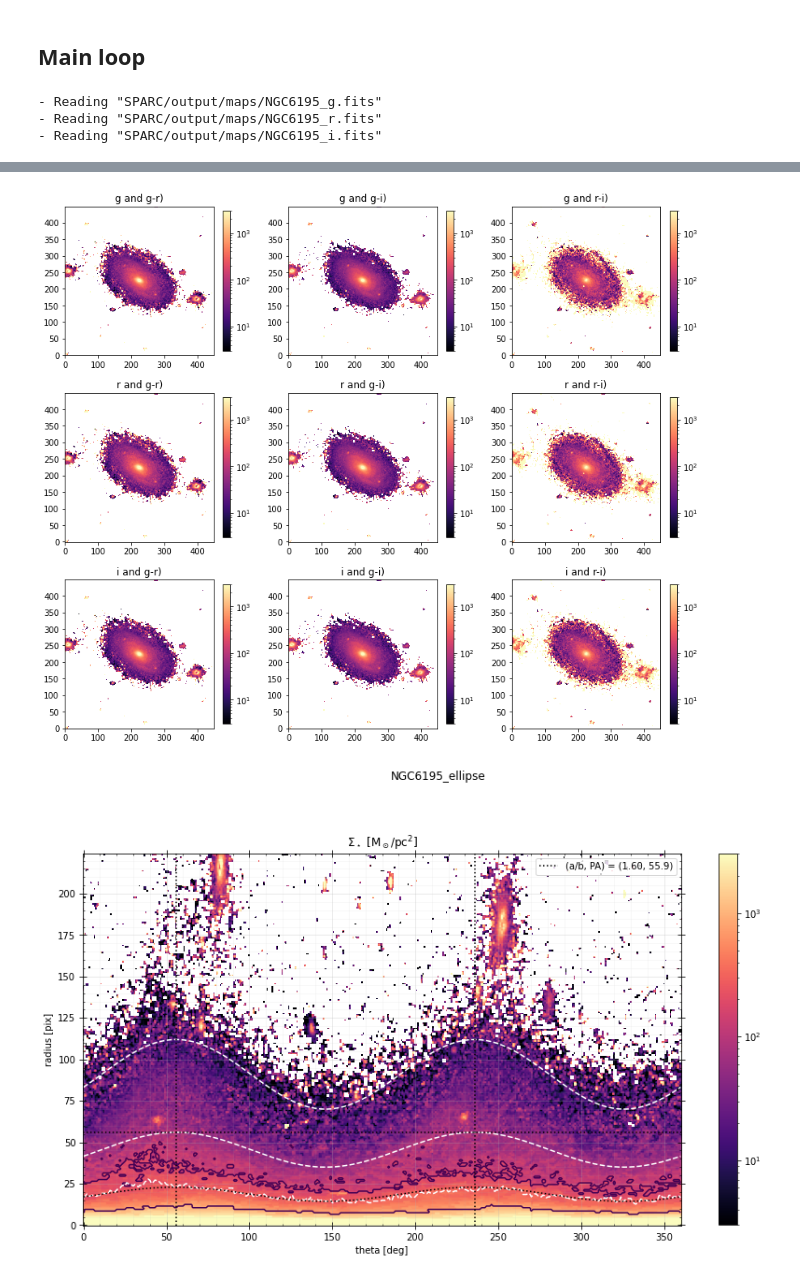
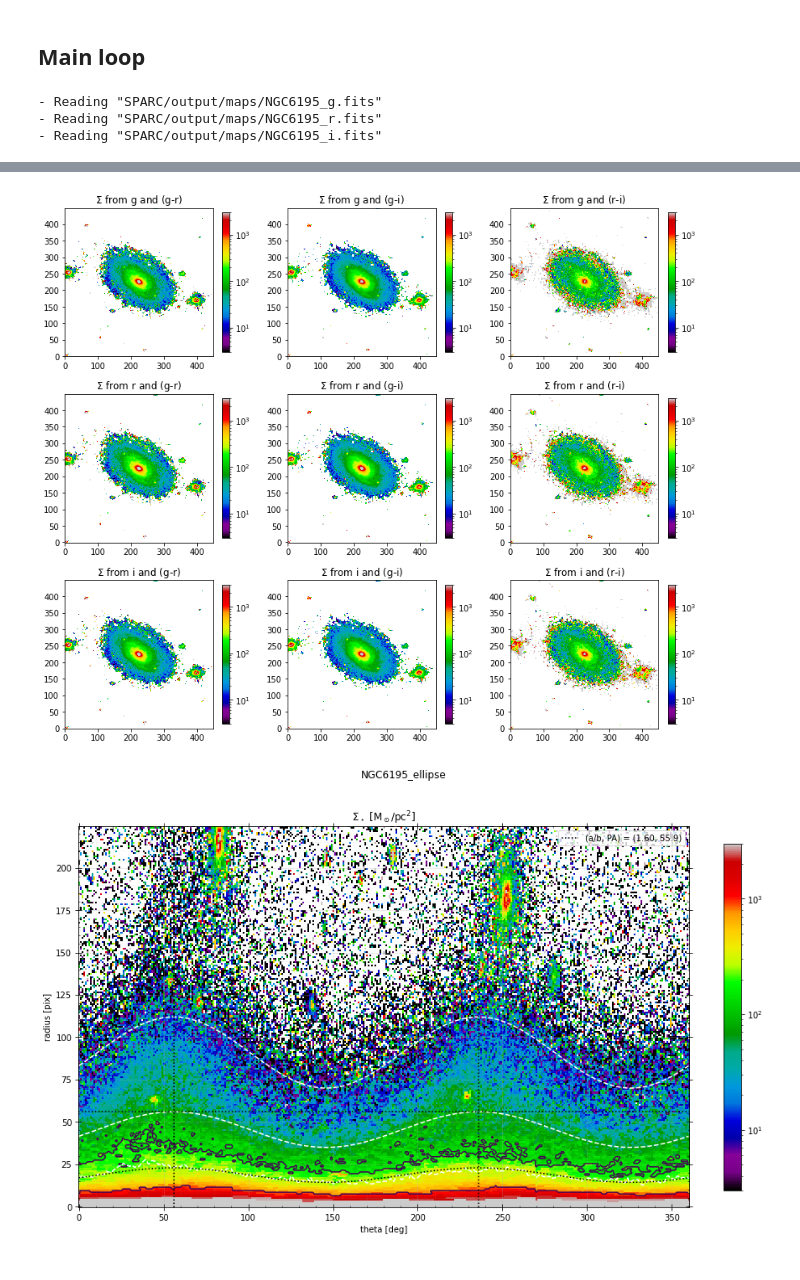
Before and after one commit to paranoya/astrobrowser, a Jupyter notebook: SPARC.ipynb, the cells around one changed output, grey strips where cells are left out. Saved outputs shown, nothing was run; the diff lists cells and outputs as text; code cells hidden in the pictures.

Commit message:
Add profiles

```diff
--- a/SPARC.ipynb
+++ b/SPARC.ipynb
@@ -30,12 +31,12 @@ Utility functions
 # %%
 def new_figure(fig_name, figsize=(12, 8), nrows=1, ncols=1, sharex='col', sharey='row', gridspec_kw={'hspace': 0, 'wspace': 0}, suptitle=True):
     plt.close(fig_name)
-    fig = plt.figure(fig_name, figsize=figsize)
+    fig = plt.figure(fig_name, figsize=figsize, layout="constrained")
     axes = fig.subplots(nrows=nrows, ncols=ncols, squeeze=False,
                         sharex=sharex, sharey=sharey,
                         gridspec_kw=gridspec_kw
                        )
-    fig.set_tight_layout(True)
+    #fig.set_tight_layout(True)
     for ax in axes.flat:
         ax.xaxis.set_minor_locator(AutoMinorLocator())
         ax.yaxis.set_minor_locator(AutoMinorLocator())
@@ -192,8 +193,10 @@ def fectch_images(galaxy, skymaps, overwrite=False, fig_name=None):
             wcs = WCS(header[band])
             ax = fig.add_subplot(1, n_bands, idx+1)#, projection=wcs)
             ax.set_title(band)
+            #img = data[band] * (nanomaggies/beam).to_value(3631*u.Jy/u.arcsec**2)
+            #im = ax.imshow(img, origin='lower', cmap='nipy_spectral', norm=colors.Normalize(-1e-10, 1e-9))
             img = -2.5*np.log10(data[band] * (nanomaggies/beam).to_value(3631*u.Jy/u.arcsec**2))
-            im = ax.imshow(img, origin='lower', cmap='nipy_spectral', norm=colors.Normalize(17.5, 25.5))
+            im = ax.imshow(img, origin='lower', interpolation='nearest', cmap='nipy_spectral', norm=colors.Normalize(17.5, 26.5))
             cb = plt.colorbar(im, ax=ax, shrink=.9)
         fig.savefig(os.path.join(plots_dir, f'{fig_name}.png'), facecolor='white')
 
@@ -231,12 +234,13 @@ def estimate_stellar_surface_density(data, fig_name=None):
     if fig_name is not None:
         plt.close(fig_name)
         fig = plt.figure(fig_name, figsize=(14, 12))
-        norm = colors.LogNorm(3, 3e3)
+        #norm = colors.Normalize(1, 5)  # for M/L ratio
+        norm = colors.LogNorm(3, 3e3)  # for surface density (Msun/pc^2)
         for idx, mass_map in enumerate(mass_to_light_ratio):
             if mass_map[0] in data and mass_map[1] in data and mass_map[2] in data:
                 ax = fig.add_subplot(3, 3, idx+1)
-                ax.set_title(f'{mass_map[0]} and {mass_map[1]}-{mass_map[2]})')
-                im = ax.imshow(mass[idx], origin='lower', cmap='magma', norm=norm)
+                ax.set_title(f'$\Sigma$ from {mass_map[0]} and ({mass_map[1]}-{mass_map[2]})')
+                im = ax.imshow(mass[idx], origin='lower', cmap='nipy_spectral', norm=norm)
                 cb = plt.colorbar(im, ax=ax, shrink=.9)
         fig.savefig(os.path.join(plots_dir, f'{fig_name}.png'), facecolor='white')
 
@@ -312,6 +382,14 @@ for galaxy in SPARC_catalogue:
     header, data = fectch_images(galaxy, SDSS_skymaps, fig_name=f"{galaxy['Galaxy']}_cutouts")
     surface_density_map, surface_density_err = estimate_stellar_surface_density(data, fig_name=f"{galaxy['Galaxy']}_mass-to-light")
     ellipse = Ellipse(surface_density_map, fig_name=f"{galaxy['Galaxy']}_ellipse")
+    r_bins = {}
+    median_profile = {}
+    for band in data:
+        r_bins[band], median_profile[band] = ellipse.get_profile(data[band], fig_name=f"{galaxy['Galaxy']}_{band}")[:2]
+    surface_density_profile, surface_density_profile_err = estimate_stellar_surface_density(median_profile)
+
+    #a = r_mid['g'][-1]
+    #aper = EllipticalAperture((ellipse.x0, ellipse.y0), a, a/ellipse.axis_ratio, theta=np.pi/2 + ellipse.position_angle)
 
     hdr = header[next(iter(header))]
     hdr['BUNIT'] = 'M_sun / pc^2'
@@ -322,20 +400,36 @@ for galaxy in SPARC_catalogue:
 
     # Median surface density and uncertainty
 
-    fig = plt.figure(figsize=(12, 5))
+    fig = plt.figure(figsize=(20, 5))
     theta_disk = np.min(surface_density_map.shape) / 4
 
-    ax = fig.add_subplot(121, projection=wcs)
+    ax = fig.add_subplot(141, projection=wcs)
     ax.set_title('$\Sigma_\star$ [M$_\odot$/pc$^2$]')
-    im = ax.imshow(surface_density_map, origin='lower', cmap='magma', norm=colors.LogNorm(3, 3e3))
+    im = ax.imshow(surface_density_map, origin='lower', cmap='nipy_spectral', norm=colors.LogNorm(3, 3e3))
     ellipse.plot(ax, [.5*theta_disk, theta_disk], 'w--')
-    cb = plt.colorbar(im, ax=ax, shrink=.9)
+    cb = plt.colorbar(im, ax=ax, shrink=.5)
 
-    ax = fig.add_subplot(122, projection=wcs)
+    ax = fig.add_subplot(142, projection=wcs)
     ax.set_title('uncertainty $\Delta\log_{10}\Sigma_\star$ [dex]')
     im = ax.imshow(surface_density_err, cmap='Spectral_r', vmin=.05, vmax=.35)
+    #aper.plot(ax)
     ellipse.plot(ax, [.5*theta_disk, theta_disk], 'k--')
-    cb = plt.colorbar(im, ax=ax, shrink=.9)
+    cb = plt.colorbar(im, ax=ax, shrink=.5)
+
+    ax = fig.add_subplot(143, position=[.55, .23, .4, .55])
+    ax.set_ylabel(r'$\Sigma$ [M$_\odot$ / pc$^2$]')
+    ax.set_xlabel(r'$R$ [arcsec]')
+    ax.set_yscale('log')
+    r_mid = r_bins['g']
+    r_mid = (r_mid[1:] + r_mid[:-1]) / 2
+    pixscale = wcs.proj_plane_pixel_scales()[0].to_value(u.arcsec)
+    ax.axvline(theta_disk*pixscale, c='k', ls='--')
+    ax.plot(ellipse.r_0.ravel()*pixscale, surface_density_map.ravel(), 'c.', alpha=.05)
+    ax.plot(r_mid*pixscale, surface_density_profile, 'r-+')
+    factor = 10**surface_density_profile_err
+    ax.fill_between(r_mid*pixscale, surface_density_profile/factor, surface_density_profile*factor, color='k', alpha=.5)
+    ax.set_ylim(.3, 3e4)
+    ax.set_xlim(-.1*theta_disk*pixscale, 2*theta_disk*pixscale)
 
     fig.savefig(os.path.join(plots_dir, f"{galaxy['Galaxy']}_surface_density.png"), facecolor='white')
 # %% [output]
@@ -346,2 +440,2 @@ for galaxy in SPARC_catalogue:
-[figure, old version]
+[figure, new version]
-[figure, old version]
+[figure, new version]
```
Also changed, not shown: parts of 4 cells of this notebook.
